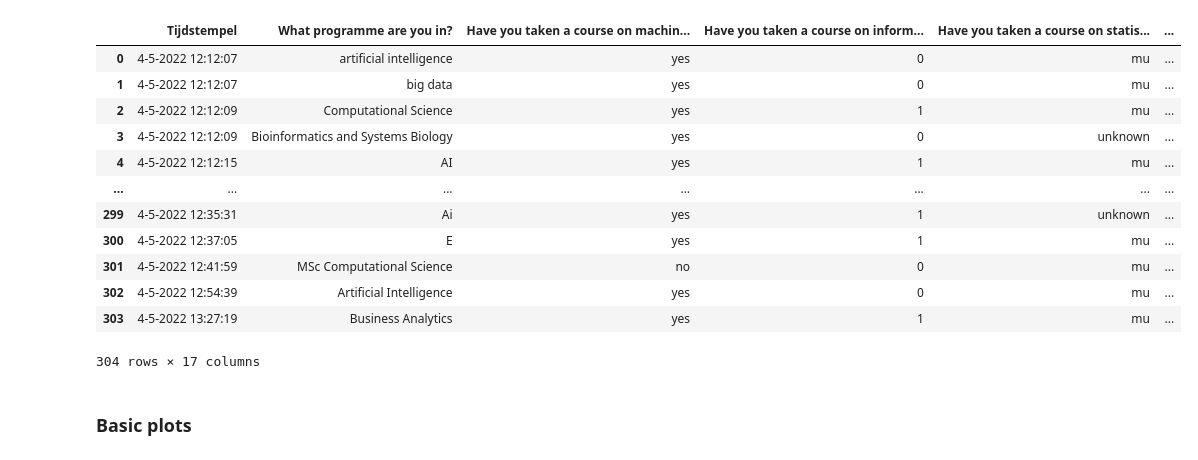
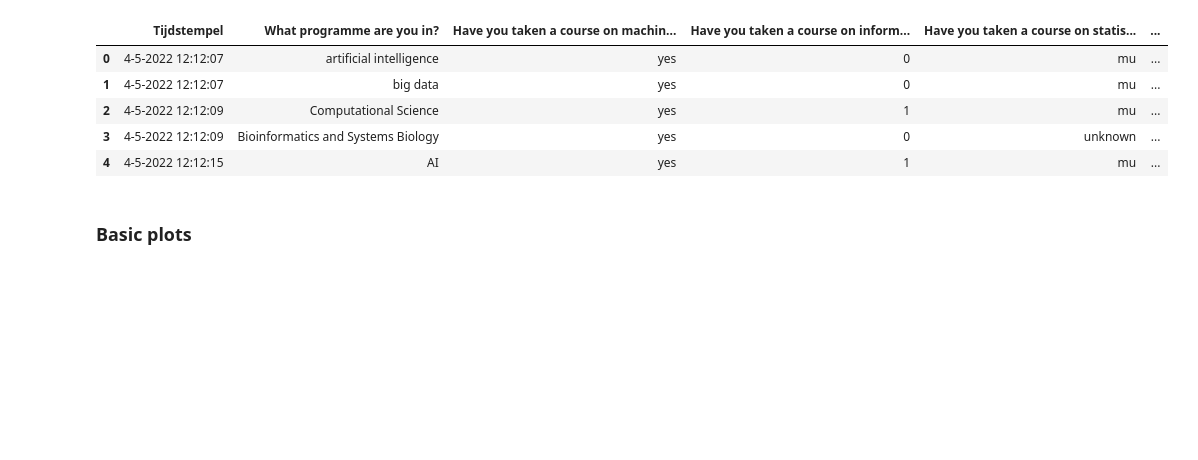
Before and after one commit to Alex-notmyname/MSC-Computational-Science, a Jupyter notebook: Data Mining Techniques/Assignment 1/Assignment_1_1a.ipynb, the cells around one changed output. Cells and saved outputs as stored; diff of their text form; code cells hidden in the pictures; blank space fills up the shorter version.

```diff
--- a/Data Mining Techniques/Assignment 1/Assignment_1_1a.ipynb
+++ b/Data Mining Techniques/Assignment 1/Assignment_1_1a.ipynb
@@ -7,20 +9,13 @@ import matplotlib.pyplot as plt
 # %%
 df = pd.read_csv("ODI-2022.csv", sep=';')
-df
+df.head()
 # %% [output]
 |  | Tijdstempel | What programme are you in? | Have you taken a course on machin... | Have you taken a course on inform... | Have you taken a course on statis... | ... |
 | 0 | 4-5-2022 12:12:07 | artificial intelligence | yes | 0 | mu | ... |
 | 1 | 4-5-2022 12:12:07 | big data | yes | 0 | mu | ... |
 | 2 | 4-5-2022 12:12:09 | Computational Science | yes | 1 | mu | ... |
 | 3 | 4-5-2022 12:12:09 | Bioinformatics and Systems Biology | yes | 0 | unknown | ... |
 | 4 | 4-5-2022 12:12:15 | AI | yes | 1 | mu | ... |
-| ... | ... | ... | ... | ... | ... | ... |
-| 299 | 4-5-2022 12:35:31 | Ai | yes | 1 | unknown | ... |
-| 300 | 4-5-2022 12:37:05 | E | yes | 1 | mu | ... |
-| 301 | 4-5-2022 12:41:59 | MSc Computational Science | no | 0 | mu | ... |
-| 302 | 4-5-2022 12:54:39 | Artificial Intelligence | yes | 0 | mu | ... |
-| 303 | 4-5-2022 13:27:19 | Business Analytics | yes | 1 | mu | ... |
-304 rows × 17 columns
 # %%
 # seperate data for different programmes
 def index_finder(p_name, df):
```
Also changed, not shown: parts of 8 cells of this notebook, 12 other files.
